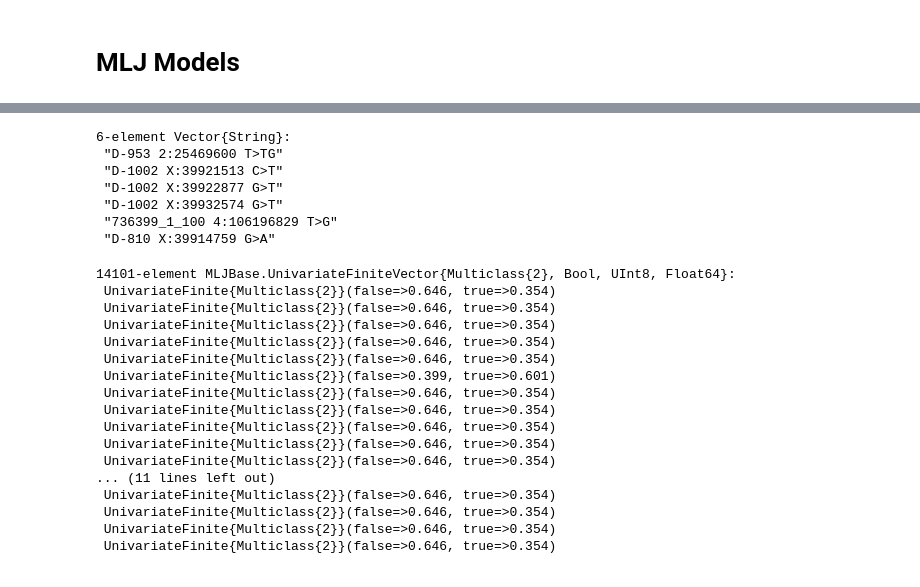
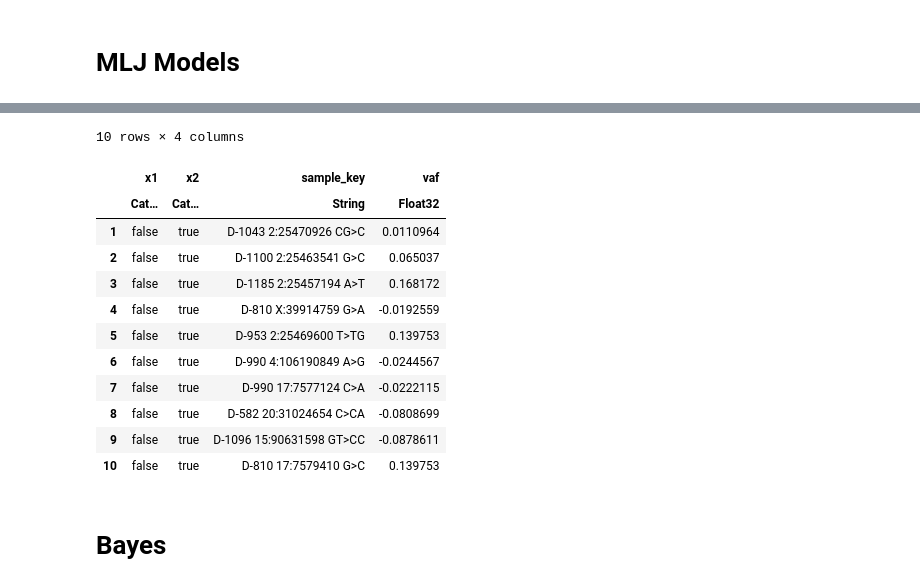
Before and after one commit to apanchot/caller_predictions, a Jupyter notebook: mutect.ipynb, the cells around one changed output, grey strips where cells are left out. Drawn from its saved outputs; the diff is of its cells as text; code cells hidden in the pictures.

```diff
--- a/mutect.ipynb
+++ b/mutect.ipynb
@@ -145,4 +191,2 @@ train = copy(train2)
 x = copy(xsnv);
 y = copy(ysnv);
-# %%
-x,y,train = sampler(x,y,train,"over",0.5);
@@ -151,0 +203,3 @@ number of new: 16320
+# %%
+# x,y,train,test,sample_key = sampler(x,y,train,test,sample_key,"under",0.8);
+x,y,train,test,sample_key = sampler(x,y,train,test,sample_key,"over",0.2);
@@ -164,13 +230,14 @@ println(size(y[train]))
 # %%
 
 r = [
-    range(EvoTreeClassifier(), :max_depth, lower=1,upper=5),
+    range(EvoTreeClassifier(), :max_depth, lower=1,upper=7),
     range(EvoTreeClassifier(), :η, lower=0.0,upper=1.0),
     range(EvoTreeClassifier(), :γ, lower=0.0,upper=1.0),
     range(EvoTreeClassifier(), :λ, lower=0.0,upper=1.0),
     range(EvoTreeClassifier(), :α, lower=0.0,upper=1.0),
     range(EvoTreeClassifier(), :min_weight, lower=0.0,upper=1.0),
     range(EvoTreeClassifier(), :nrounds, lower=1,upper=10),
+    range(EvoTreeClassifier(), :nbins, lower=4, upper=128),
 
 
 #     range(LogisticClassifier(), :lambda, lower=0.0,upper=1.0),
@@ -197,7 +265,7 @@ self_tune = TunedModel(
 
     tuning=LatinHypercube(),  #     tuning=Grid(resolution=2),
     range = r,
-    n=20,
+    n=15,
     operation=predict_mode, # use for probabalistic
     measure = fnr,  # use for deterministic or with predict_mode for probab
 #     measure = brier_loss # use for probabalistic
@@ -277,31 +348,28 @@ report(machbest).best_report.feature_importances # Evo Tree
-# %%
-aa = DataFrame(x1=yhat,x2=y[test],sample_key=sample_key[test])
-filter(x-> x.x1==false && x.x2==true ,aa).sample_key
-# %% [output]
-6-element Vector{String}:
- "D-953 2:25469600 T>TG"
- "D-1002 X:39921513 C>T"
- "D-1002 X:39922877 G>T"
- "D-1002 X:39932574 G>T"
- "736399_1_100 4:106196829 T>G"
- "D-810 X:39914759 G>A"
-# %%
-MLJ.predict(machbest, x[test,:])
-# %% [output]
-14101-element MLJBase.UnivariateFiniteVector{Multiclass{2}, Bool, UInt8, Float64}:
- UnivariateFinite{Multiclass{2}}(false=>0.646, true=>0.354)
- UnivariateFinite{Multiclass{2}}(false=>0.646, true=>0.354)
- UnivariateFinite{Multiclass{2}}(false=>0.646, true=>0.354)
- UnivariateFinite{Multiclass{2}}(false=>0.646, true=>0.354)
- UnivariateFinite{Multiclass{2}}(false=>0.646, true=>0.354)
- UnivariateFinite{Multiclass{2}}(false=>0.399, true=>0.601)
- UnivariateFinite{Multiclass{2}}(false=>0.646, true=>0.354)
- UnivariateFinite{Multiclass{2}}(false=>0.646, true=>0.354)
- UnivariateFinite{Multiclass{2}}(false=>0.646, true=>0.354)
- UnivariateFinite{Multiclass{2}}(false=>0.646, true=>0.354)
- UnivariateFinite{Multiclass{2}}(false=>0.646, true=>0.354)
-... (11 lines left out)
- UnivariateFinite{Multiclass{2}}(false=>0.646, true=>0.354)
- UnivariateFinite{Multiclass{2}}(false=>0.646, true=>0.354)
- UnivariateFinite{Multiclass{2}}(false=>0.646, true=>0.354)
- UnivariateFinite{Multiclass{2}}(false=>0.646, true=>0.354)
+# %%
+aa = DataFrame(x1=yhat,x2=y[test],sample_key=sample_key[test], vaf=x[test,"gt_AF_Mutect"])
+# filter!(x-> x.x1==false && x.x2==true ,aa)
+aafn=filter(x-> x.x1==false && x.x2==true ,aa)
+# aatp=filter(x-> x.x1==true && x.x2==true ,aa)
+
+# CSV.write("bmtreals1.csv",leftjoin(CSV.read("bmtreals.csv",DataFrame),
+#         DataFrame(sample_key=aafn.sample_key, mutectFN = [1 for i in nrow(aafn)])
+#         ,on=:sample_key))
+# CSV.write("bmtreals1.csv",leftjoin(CSV.read("bmtreals1.csv",DataFrame),
+#         DataFrame(sample_key=aatp.sample_key, mutectTP = [1 for i in nrow(aatp)])
+#         ,on=:sample_key))
+# %% [output]
+10 rows × 4 columns
+|  | x1 | x2 | sample_key | vaf |
+|  | Cat… | Cat… | String | Float32 |
+| 1 | false | true | D-1043 2:25470926 CG>C | 0.0110964 |
+| 2 | false | true | D-1100 2:25463541 G>C | 0.065037 |
+| 3 | false | true | D-1185 2:25457194 A>T | 0.168172 |
+| 4 | false | true | D-810 X:39914759 G>A | -0.0192559 |
+| 5 | false | true | D-953 2:25469600 T>TG | 0.139753 |
+| 6 | false | true | D-990 4:106190849 A>G | -0.0244567 |
+| 7 | false | true | D-990 17:7577124 C>A | -0.0222115 |
+| 8 | false | true | D-582 20:31024654 C>CA | -0.0808699 |
+| 9 | false | true | D-1096 15:90631598 GT>CC | -0.0878611 |
+| 10 | false | true | D-810 17:7579410 G>C | 0.139753 |
+# %% [markdown]
+# Bayes
```
Also changed, not shown: parts of 52 cells of this notebook, 11 other files.
